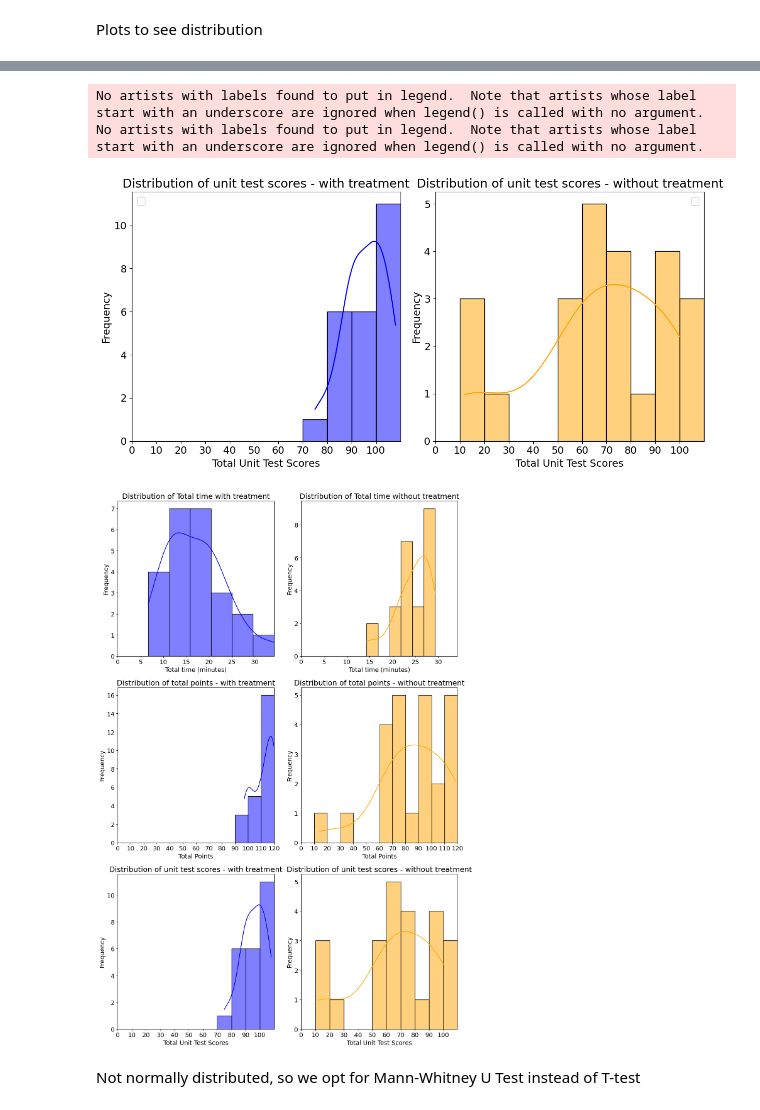
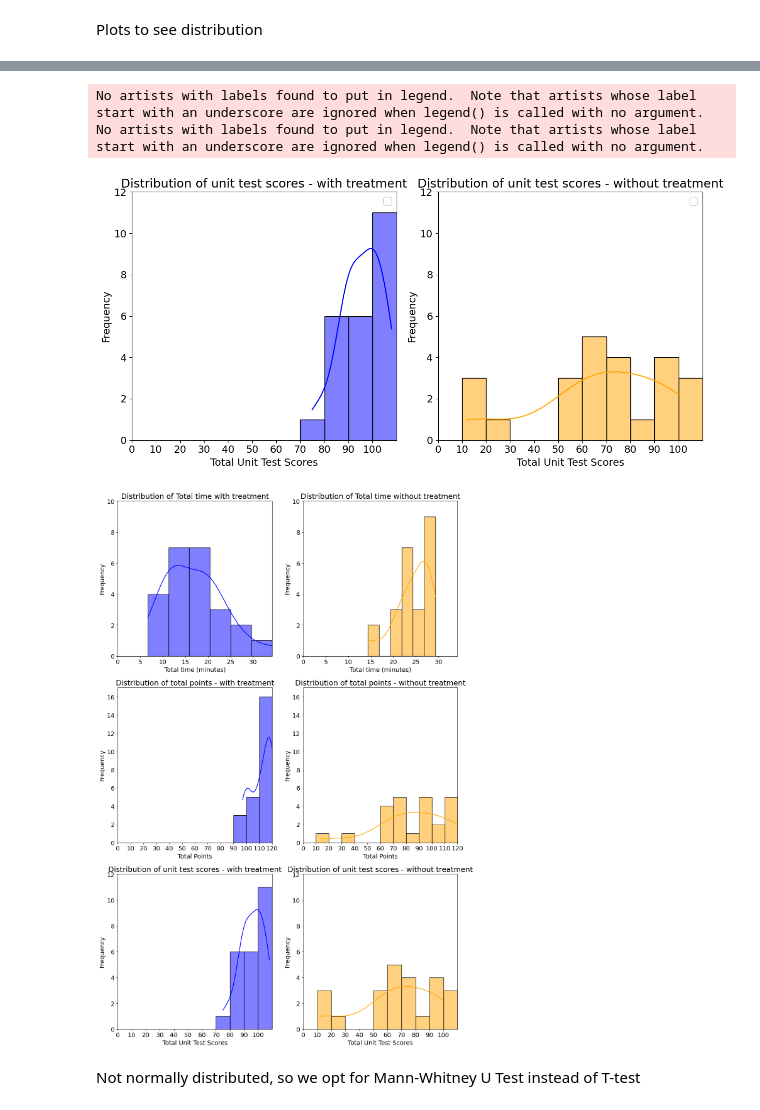
Before and after one commit to cseetreview/review_project, a Jupyter notebook: Notebook.ipynb, the cells around one changed output, grey strips where cells are left out. Cells and saved outputs as stored; diff of their text form; code cells hidden in the pictures.

```diff
--- a/Notebook.ipynb
+++ b/Notebook.ipynb
@@ -395,34 +399,36 @@ x_min = 0
 x_max = 110
 
 binwidth = 10
 
 bins = (x_max - x_min) // binwidth
 
 plt.subplot(1, 2, 1)
 sns.histplot(data[data['With AI'] == 'Yes']['Unit Test'], color='blue', kde=True, binrange=(x_min, x_max), bins=bins)
 plt.title('Distribution of unit test scores - with treatment')
 plt.xlabel('Total Unit Test Scores')
 plt.ylabel('Frequency')
 plt.legend()
 plt.xlim(x_min, x_max)
 plt.xticks(range(x_min, x_max, binwidth))
+plt.ylim(0, 12)
 
 plt.subplot(1, 2, 2)
 sns.histplot(data[data['With AI'] == 'No']['Unit Test'], color='orange', kde=True, binrange=(x_min, x_max), bins=bins)
 plt.title('Distribution of unit test scores - without treatment')
 plt.xlabel('Total Unit Test Scores')
 plt.ylabel('Frequency')
 plt.legend()
 plt.xlim(x_min, x_max)
 plt.xticks(range(x_min, x_max, binwidth))
+plt.ylim(0, 12)
 
 plt.tight_layout()
 figures['Distribution of Unit Test Scores - With- and without local LLM Usage'] = plt.gcf()
 plt.show()
 # %% [output]
 No artists with labels found to put in legend.  Note that artists whose label start with an underscore are ignored when legend() is called with no argument.
 No artists with labels found to put in legend.  Note that artists whose label start with an underscore are ignored when legend() is called with no argument.
-[figure, old version]
+[figure, new version]
 # %%
 
 
@@ -450,6 +456,7 @@ plt.title('Distribution of Total time with treatment')
 plt.xlabel('Total time (minutes)')
 plt.ylabel('Frequency')
 plt.xlim(x_min_time, x_max_time)
+plt.ylim(0, 10)
 
 plt.subplot(3, 2, 2)
 sns.histplot(data[data['With AI'] == 'No']['Total_Time_Minutes'], color='orange', kde=True)
@@ -457,6 +464,7 @@ plt.title('Distribution of Total time without treatment')
 plt.xlabel('Total time (minutes)')
 plt.ylabel('Frequency')
 plt.xlim(x_min_time, x_max_time)
+plt.ylim(0, 10)
 
 # Graph 2
 plt.subplot(3, 2, 3)
@@ -466,6 +474,7 @@ plt.xlabel('Total Points')
 plt.ylabel('Frequency')
 plt.xlim(x_min_points, x_max_points)
 plt.xticks(range(x_max_points, x_min_points - binwidth_points, -binwidth_points))
+plt.ylim(0, 17)
 
 plt.subplot(3, 2, 4)
 sns.histplot(data[data['With AI'] == 'No']['Total Points'], color='orange', kde=True, binrange=(x_min_points, x_max_points), bins=bins_points)
@@ -474,6 +483,7 @@ plt.xlabel('Total Points')
 plt.ylabel('Frequency')
 plt.xlim(x_min_points, x_max_points)
 plt.xticks(range(x_max_points, x_min_points - binwidth_points, -binwidth_points))
+plt.ylim(0, 17)
 
 # Graph 3
 plt.subplot(3, 2, 5)
@@ -483,6 +493,7 @@ plt.xlabel('Total Unit Test Scores')
 plt.ylabel('Frequency')
 plt.xlim(x_min_unit_test, x_max_unit_test)
 plt.xticks(range(x_min_unit_test, x_max_unit_test, binwidth_unit_test))
+plt.ylim(0, 12)
 
 plt.subplot(3, 2, 6)
 sns.histplot(data[data['With AI'] == 'No']['Unit Test'], color='orange', kde=True, binrange=(x_min_unit_test, x_max_unit_test), bins=bins_unit_test)
@@ -491,12 +502,13 @@ plt.xlabel('Total Unit Test Scores')
 plt.ylabel('Frequency')
 plt.xlim(x_min_unit_test, x_max_unit_test)
 plt.xticks(range(x_min_unit_test, x_max_unit_test, binwidth_unit_test))
+plt.ylim(0, 12)
 
 plt.tight_layout()
 figures['Merged distribution plt'] = plt.gcf()
 plt.show()
 # %% [output]
-[figure, old version]
+[figure, new version]
 # %% [markdown]
 Not normally distributed, so we opt for Mann-Whitney U Test instead of T-test
 # %%
```
Also changed, not shown: parts of 3 cells of this notebook, 8 other files.
